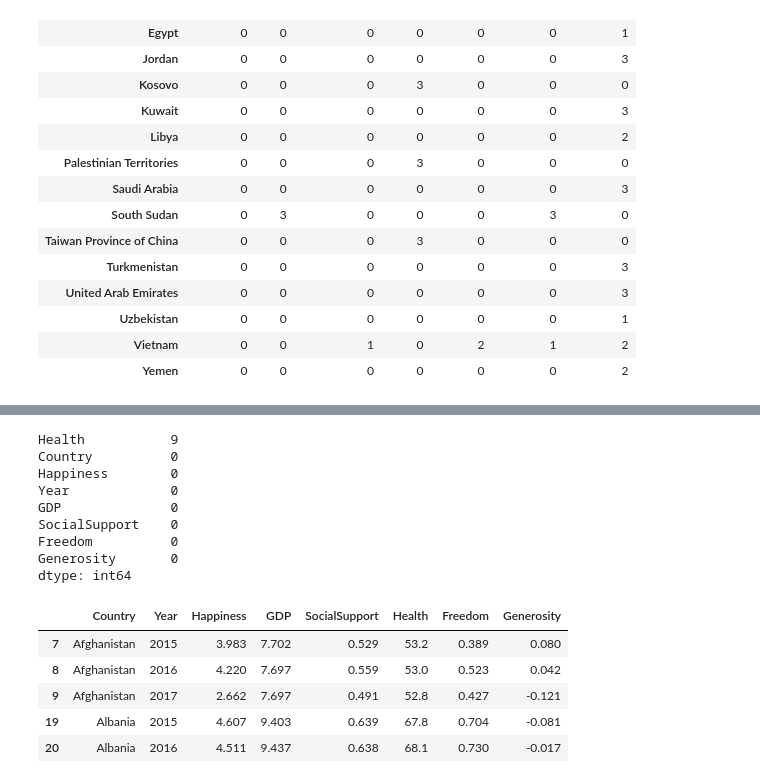
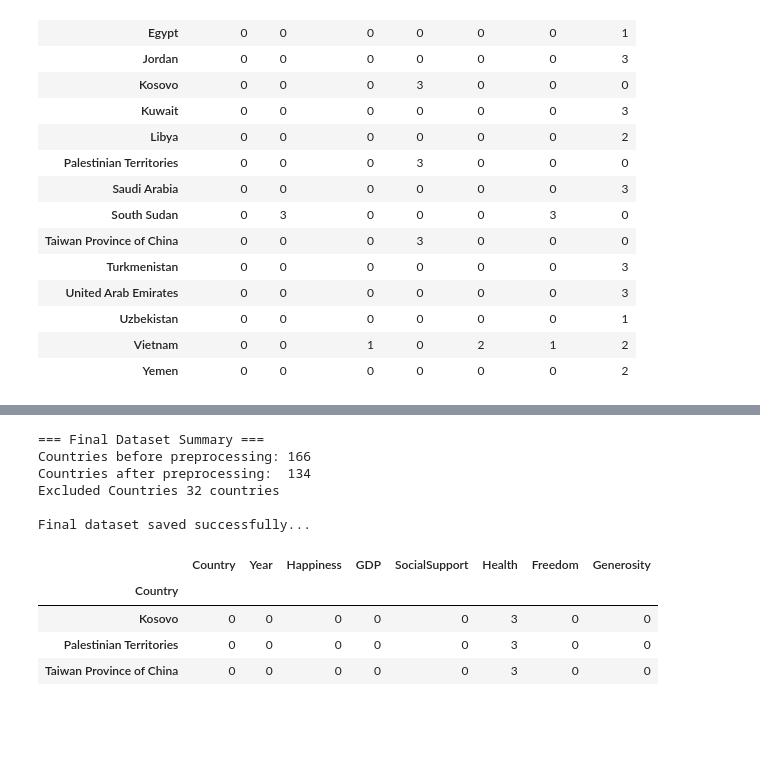
Before and after one commit to baxasd/DVCW, a Jupyter notebook: Z22590018.ipynb, the cells around one changed output, grey strips where cells are left out. Drawn from its saved outputs; the diff is of its cells as text; code cells hidden in the pictures; blank space fills up the shorter version.

Commit message:
Finalized preprocessing

```diff
--- a/Z22590018.ipynb
+++ b/Z22590018.ipynb
@@ -316,28 +172,51 @@ As we can see interpolation filled most of the cells but extreme missingness can
-# %%
-# Removes South Sudan to stabilize GDP and Corruption col. to stabilize entire dataset
-
-# 1. Remove South Sudan (structural GDP/Generosity missingness)
-df_clean = df_balanced[df_balanced["Country"] != "South Sudan"].copy()
-
-# 2. Drop Corruption variable (structural missingness across key regions)
-df_clean = df_clean.drop(columns=["Corruption"])
-
-# 3. Quick sanity check
-print(df_clean.isna().sum().sort_values(ascending=False))
-df_clean.head()
-# %% [output]
-Health           9
-Country          0
-Happiness        0
-Year             0
-GDP              0
-SocialSupport    0
-Freedom          0
-Generosity       0
-dtype: int64
-|  | Country | Year | Happiness | GDP | SocialSupport | Health | Freedom | Generosity |
-| 7 | Afghanistan | 2015 | 3.983 | 7.702 | 0.529 | 53.2 | 0.389 | 0.080 |
-| 8 | Afghanistan | 2016 | 4.220 | 7.697 | 0.559 | 53.0 | 0.523 | 0.042 |
-| 9 | Afghanistan | 2017 | 2.662 | 7.697 | 0.491 | 52.8 | 0.427 | -0.121 |
-| 19 | Albania | 2015 | 4.607 | 9.403 | 0.639 | 67.8 | 0.704 | -0.081 |
-| 20 | Albania | 2016 | 4.511 | 9.437 | 0.638 | 68.1 | 0.730 | -0.017 |
+# %%
+# Remove country with structural GDP/Generosity gaps
+df_balanced = df_balanced[df_balanced["Country"] != "South Sudan"].copy()
+
+# Drop corruption due to systemic regional missingness
+df_balanced = df_balanced.drop(columns=["Corruption"], errors="ignore")
+
+num_cols = ["GDP", "SocialSupport", "Health", "Freedom", "Generosity"]
+
+# Within-country interpolation (time-aware) WITHOUT groupby.apply (no FutureWarning)
+df_balanced = df_balanced.sort_values(["Country", "Year"]).reset_index(drop=True)
+df_balanced[num_cols] = (
+    df_balanced.groupby("Country")[num_cols]
+    .transform(lambda s: s.interpolate(method="linear", limit_direction="both"))
+)
+
+countries_original = set(df["Country"].unique())
+countries_final = set(df_balanced["Country"].unique())
+
+# Countries excluded by temporal consistency or cleaning
+excluded_countries = countries_original - countries_final
+df_excluded = df[df["Country"].isin(excluded_countries)].copy()
+
+# Save Excluded countries
+df_excluded.to_csv("excluded.csv", index=False)
+
+# Save final file
+df_balanced.to_csv("world_happiness_final.csv", index=False)
+
+# Final summary
+print("=== Final Dataset Summary ===")
+print(f"Countries before preprocessing: {len(countries_original)}")
+print(f"Countries after preprocessing:  {len(countries_final)}")
+print(f"Excluded Countries {len(excluded_countries)} countries")
+print(f"\nFinal dataset saved successfully...")
+
+# Remaining missingness check (diagnostic only)
+missing_by_country = df_balanced.isna().groupby(df_balanced["Country"]).sum()
+missing_by_country[missing_by_country.sum(axis=1) > 0]
+# %% [output]
+=== Final Dataset Summary ===
+Countries before preprocessing: 166
+Countries after preprocessing:  134
+Excluded Countries 32 countries
+
+Final dataset saved successfully...
+|  | Country | Year | Happiness | GDP | SocialSupport | Health | Freedom | Generosity |
+| Country |  |  |  |  |  |  |  |  |
+| Kosovo | 0 | 0 | 0 | 0 | 0 | 3 | 0 | 0 |
+| Palestinian Territories | 0 | 0 | 0 | 0 | 0 | 3 | 0 | 0 |
+| Taiwan Province of China | 0 | 0 | 0 | 0 | 0 | 3 | 0 | 0 |
```
Also changed, not shown: parts of 14 cells of this notebook, 3 other files.
